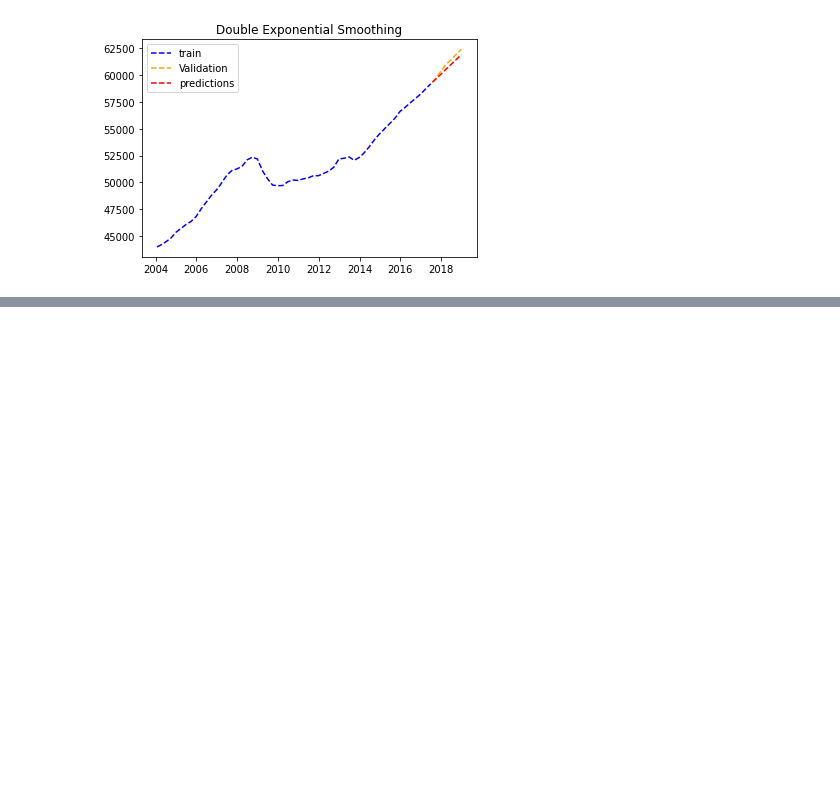
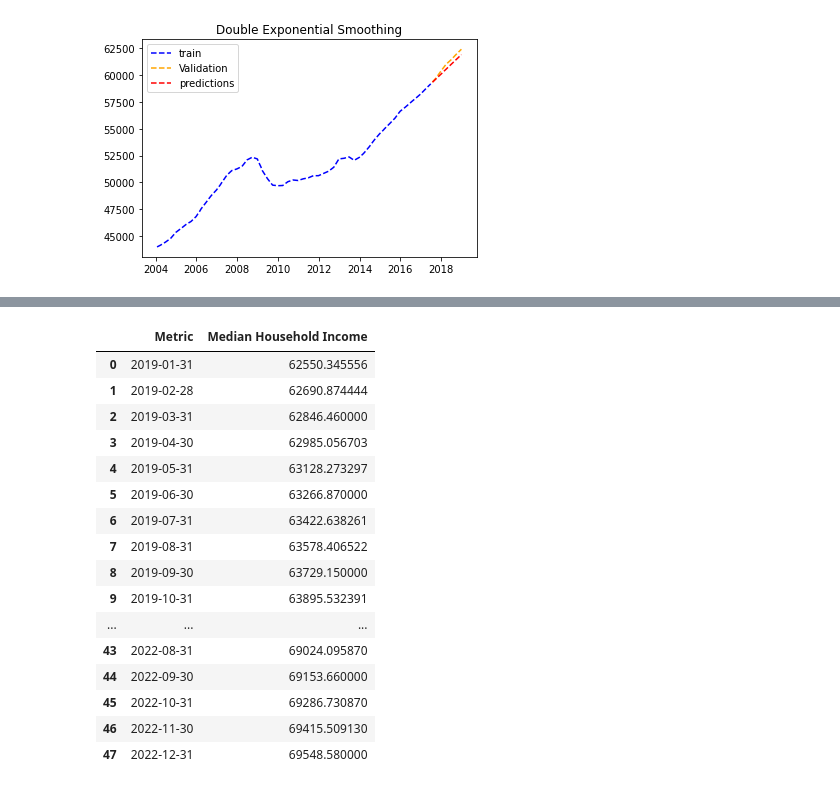
Before and after one commit to GouthamKumar-R/Time-series, a Jupyter notebook: HHI_Fb_prophet_AIF.ipynb, the cells around one changed output, grey strips where cells are left out. Cells and saved outputs as stored; diff of their text form; code cells hidden in the pictures; blank space fills up the shorter version.

```diff
--- a/HHI_Fb_prophet_AIF.ipynb
+++ b/HHI_Fb_prophet_AIF.ipynb
@@ -326,0 +510,20 @@ plt.title("Double Exponential Smoothing");
+# %%
+test_df
+# %% [output]
+|  | Metric | Median Household Income |
+| 0 | 2019-01-31 | 62550.345556 |
+| 1 | 2019-02-28 | 62690.874444 |
+| 2 | 2019-03-31 | 62846.460000 |
+| 3 | 2019-04-30 | 62985.056703 |
+| 4 | 2019-05-31 | 63128.273297 |
+| 5 | 2019-06-30 | 63266.870000 |
+| 6 | 2019-07-31 | 63422.638261 |
+| 7 | 2019-08-31 | 63578.406522 |
+| 8 | 2019-09-30 | 63729.150000 |
+| 9 | 2019-10-31 | 63895.532391 |
+| ... | ... | ... |
+| 43 | 2022-08-31 | 69024.095870 |
+| 44 | 2022-09-30 | 69153.660000 |
+| 45 | 2022-10-31 | 69286.730870 |
+| 46 | 2022-11-30 | 69415.509130 |
+| 47 | 2022-12-31 | 69548.580000 |
```
Also changed, not shown: parts of 67 cells of this notebook.
